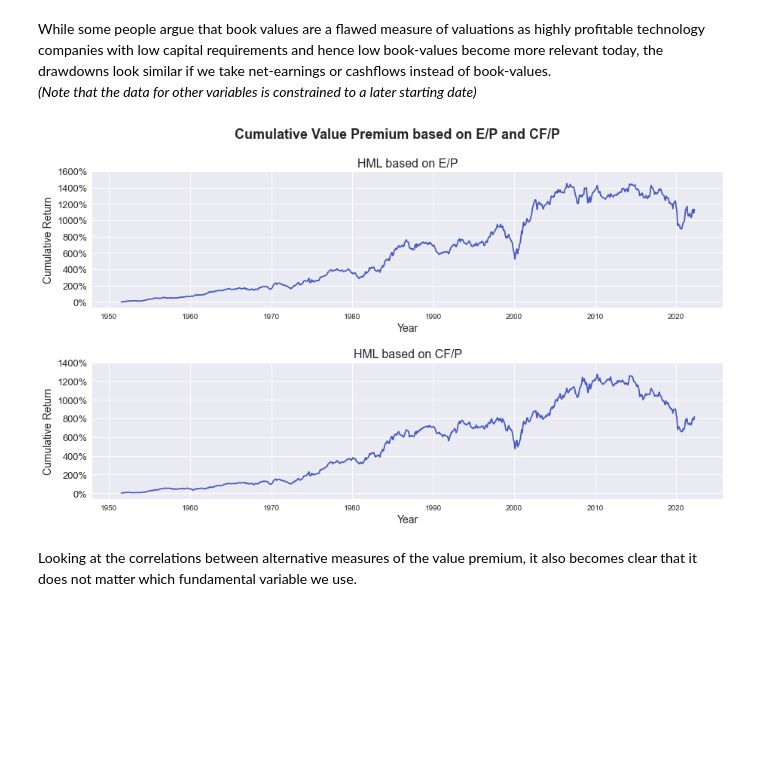
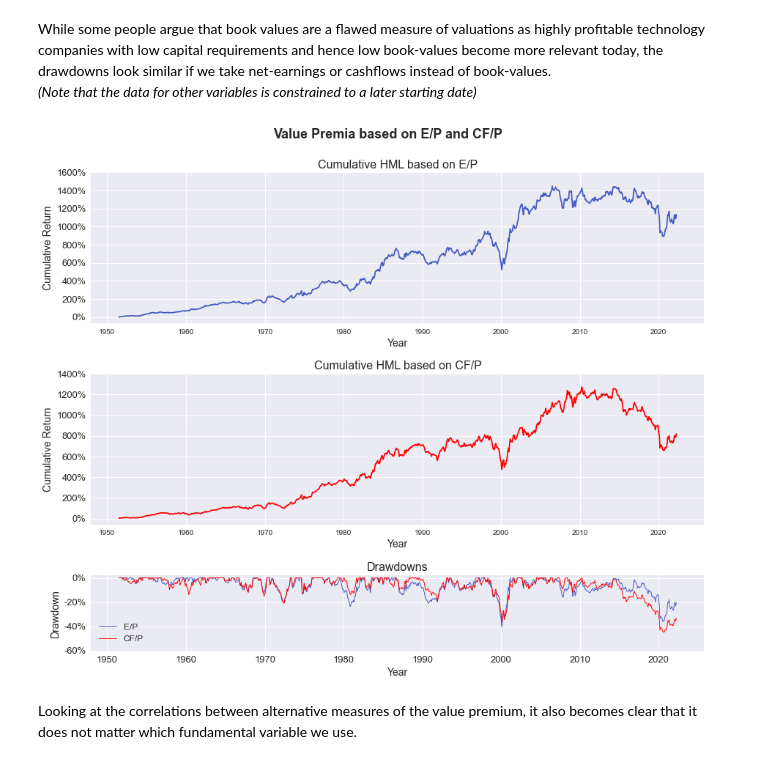
Before and after one commit to jonasniemeyer/investing-ideas, a Jupyter notebook: analyzing_the_value_premium.ipynb, the cells around one changed output. Cells and saved outputs as stored; diff of their text form; code cells hidden in the pictures; blank space fills up the shorter version.

```diff
--- a/analyzing_the_value_premium.ipynb
+++ b/analyzing_the_value_premium.ipynb
@@ -176,39 +193,54 @@ df["Large Value Premium E/P"] = (ep_size_sorted_data["Value Weight Average Retur
 df["Large Value Premium E/P Cumulative"] = (1+df["Large Value Premium E/P"]).cumprod()
 df["Small Value Premium E/P"] = (ep_size_sorted_data["Value Weight Average Returns Monthly"]["SMALL HiEP"] - ep_size_sorted_data["Value Weight Average Returns Monthly"]["SMALL LoEP"]) / 100
 df["Small Value Premium E/P Cumulative"] = (1+df["Small Value Premium E/P"]).cumprod()
 
 df["HML E/P"] = (df["Large Value Premium E/P"] + df["Small Value Premium E/P"]) / 2
 df["HML E/P Cumulative"] = (1+df["HML E/P"]).cumprod()
+df["HML E/P Drawdown"] = df["HML E/P Cumulative"] / df["HML E/P Cumulative"].cummax() - 1
 
 df["Large Value Premium CF/P"] = (cfp_size_sorted_data["Value Weight Average Returns Monthly"]["BIG HiCFP"] - cfp_size_sorted_data["Value Weight Average Returns Monthly"]["BIG LoCFP"]) / 100
 df["Large Value Premium CF/P Cumulative"] = (1+df["Large Value Premium CF/P"]).cumprod()
 df["Small Value Premium CF/P"] = (cfp_size_sorted_data["Value Weight Average Returns Monthly"]["SMALL HiCFP"] - cfp_size_sorted_data["Value Weight Average Returns Monthly"]["SMALL LoCFP"]) / 100
 df["Small Value Premium CF/P Cumulative"] = (1+df["Small Value Premium CF/P"]).cumprod()
 
 df["HML CF/P"] = (df["Large Value Premium CF/P"] + df["Small Value Premium CF/P"]) / 2
 df["HML CF/P Cumulative"] = (1+df["HML CF/P"]).cumprod()
+df["HML CF/P Drawdown"] = df["HML CF/P Cumulative"] / df["HML CF/P Cumulative"].cummax() - 1
 
-figure, axes = plt.subplots(2, figsize=(15,8))
+figure, axes = plt.subplots(3, figsize=(15,12), gridspec_kw={'height_ratios': [4,4,2]})
 plt.subplots_adjust(hspace=0.4)
-figure.suptitle("Cumulative Value Premium based on E/P and CF/P", fontsize=18, fontweight="bold")
+figure.suptitle("Value Premia based on E/P and CF/P", fontsize=18, fontweight="bold", y=0.95)
 
 axes[0].plot(df["HML E/P Cumulative"]-1, color="#4459c2")
-axes[0].set_title("HML based on E/P", size=16)
+axes[0].set_title("Cumulative HML based on E/P", size=16)
 axes[0].set_xlabel("Year", size=14)
 axes[0].set_ylabel("Cumulative Return", size=14)
 yticks = np.linspace(0, (df["HML E/P Cumulative"]-1).max() // 2 * 2 + 2, 9)
 axes[0].set_yticks(yticks)
 axes[0].set_yticklabels([f"{tick:.0%}" for tick in yticks], size=13);
 
-axes[1].plot(df["HML CF/P Cumulative"]-1, color="#4459c2")
-axes[1].set_title("HML based on CF/P", size=16)
+axes[1].plot(df["HML CF/P Cumulative"]-1, color="red")
+axes[1].set_title("Cumulative HML based on CF/P", size=16)
 axes[1].set_xlabel("Year", size=14)
 axes[1].set_ylabel("Cumulative Return", size=14)
 yticks = np.linspace(0, (df["HML CF/P Cumulative"]-1).max() // 2 * 2 + 2, 8)
 axes[1].set_yticks(yticks)
 axes[1].set_yticklabels([f"{tick:.0%}" for tick in yticks], size=13);
+
+axes[2].plot(df["HML E/P Drawdown"], color="#4459c2", linewidth=0.95, label="E/P")
+axes[2].plot(df["HML CF/P Drawdown"], color="red", linewidth=0.95, label="CF/P")
+
+axes[2].set_title("Drawdowns", size=16)
+axes[2].set_xlabel("Year", size=14)
+axes[2].set_ylabel("Drawdown", size=14)
+axes[2].tick_params(axis="x", labelsize=13)
+
+yticks = [-0.6,-0.4,-0.2, 0]
+axes[2].set_yticks(yticks)
+axes[2].set_yticklabels([f"{tick:.0%}" for tick in yticks], size=13)
+axes[2].legend(fontsize=12);
 # %% [output]
-[figure, old version]
+[figure, new version]
 # %% [markdown]
 Looking at the correlations between alternative measures of the value premium, it also becomes clear that it does not matter which fundamental variable we use.
 # %%
```
Also changed, not shown: parts of 6 cells of this notebook.
